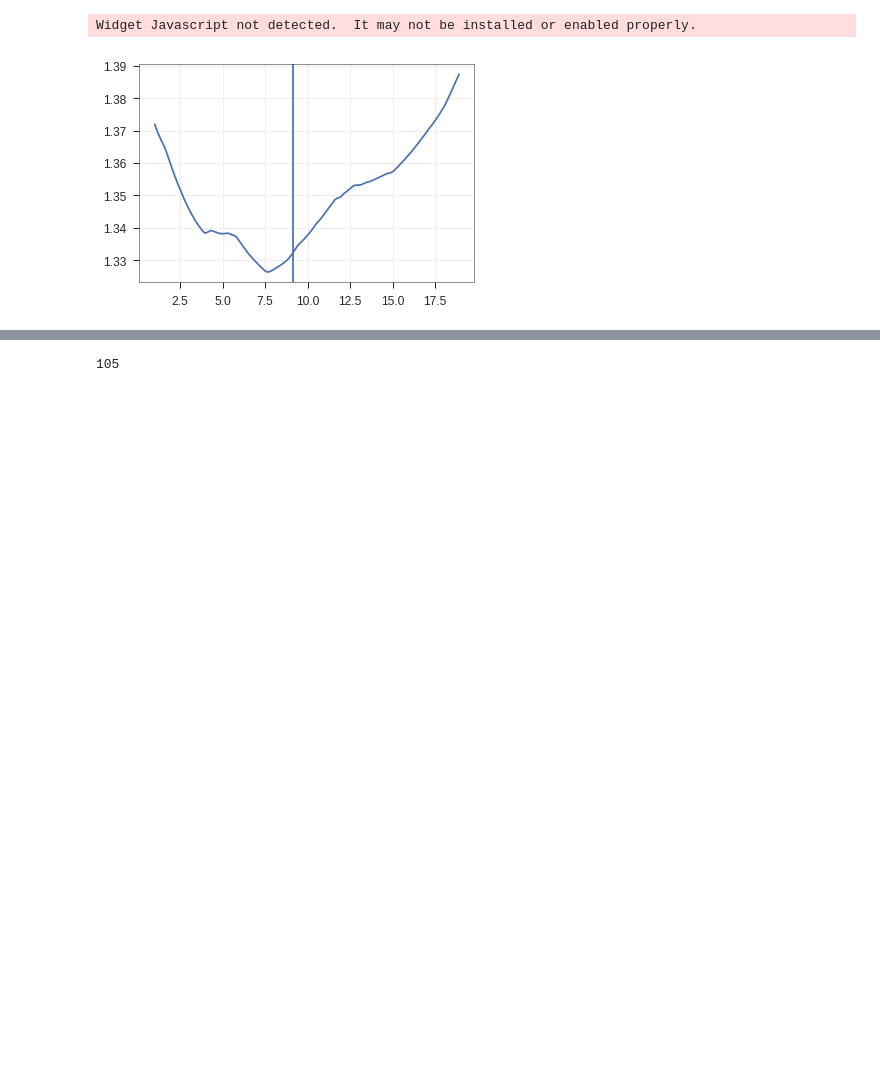
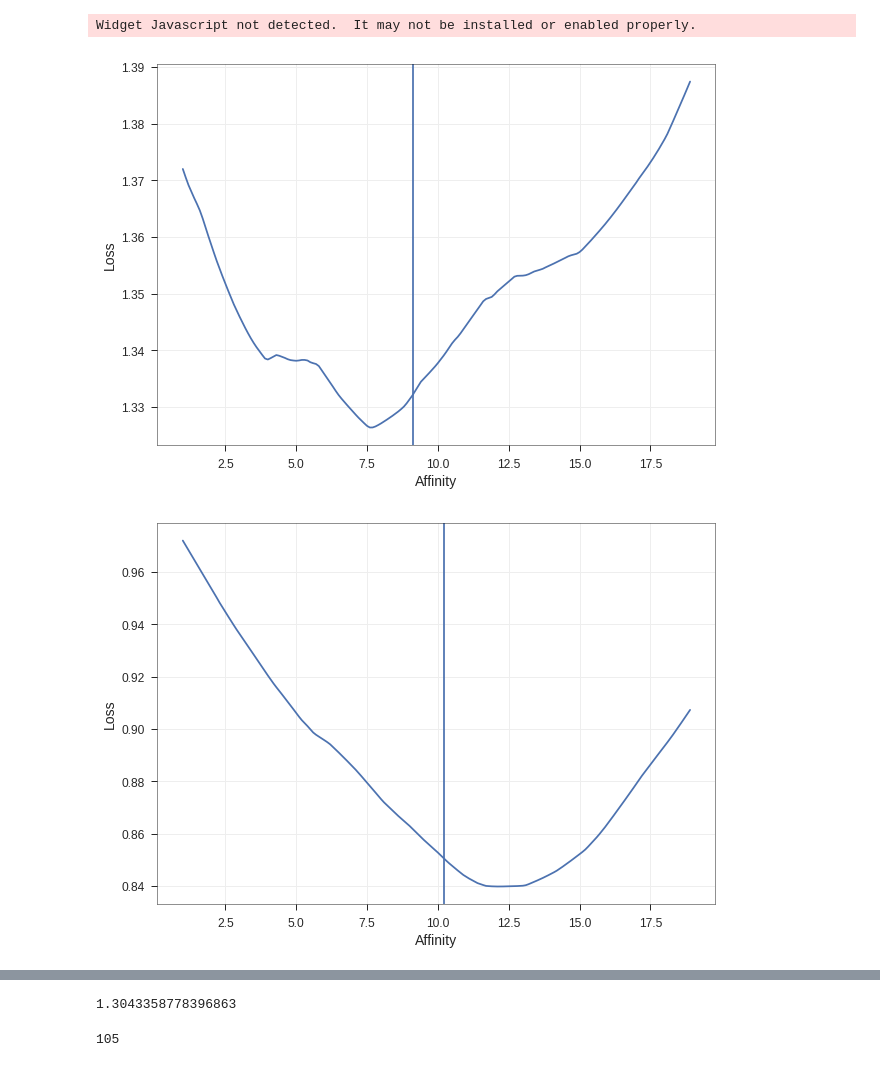
Before and after one commit to mamanain/DrugGenNN, a Jupyter notebook: TransferLearning.ipynb, the cells around one changed output, grey strips where cells are left out. Drawn from its saved outputs; the diff is of its cells as text; code cells hidden in the pictures; blank space fills up the shorter version.

```diff
--- a/TransferLearning.ipynb
+++ b/TransferLearning.ipynb
@@ -180,8 +180,12 @@ def measure_losses(smile, true_features, possible_affinities):
     return true_loss, losses
 # %%
 def draw_affinity_graph(affinity, losses, true_affinity):
-    plt.plot(affinity, losses)
-    plt.axvline(x=true_affinity)
+    fig = plt.figure(figsize=[10,7])
+    axes = fig.add_subplot(111)
+    axes.plot(affinity, losses)
+    axes.axvline(x=true_affinity)
+    axes.set_xlabel('Affinity')
+    axes.set_ylabel('Loss')
 # %%
 batchsize = 100
 extra_loss = 3
@@ -302,7 +306,11 @@ def score_epoch(losses, trues):
     return final_score, scores
 # %%
 scores = [score_epoch(x, y)[0] for x, y in zip(validation_losses, global_trues)]
+# %%
+demonstrate = [0, 8, 14, 16, 17, 21]
 # %%
-draw_affinity_graph(np.arange(1, 19, 0.1), validation_losses[102][0], global_trues[102][0])
+for i in demonstrate:
+    draw_affinity_graph(np.arange(1, 19, 0.1), validation_losses[102][i], global_trues[102][i])
 # %% [output]
-[figure, old version]
+[figure, new version]
+[figure, added]
@@ -311 +325,5 @@ high = [score_epoch(x, y)[1] for x, y in zip(validation_losses, global_trues)]
+# %%
+[np.percentile(y, 75) for y in validation_losses][0]
+# %% [output]
+1.3043358778396863
 # %%
```
Also changed, not shown: parts of 13 cells of this notebook.
